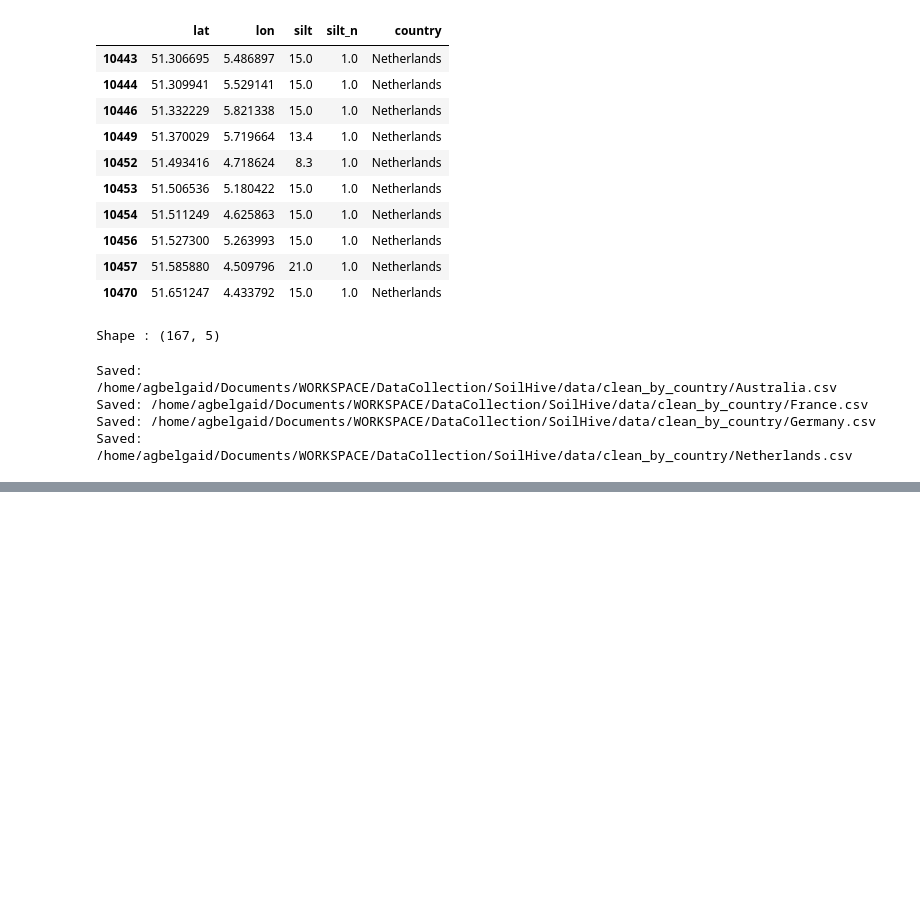
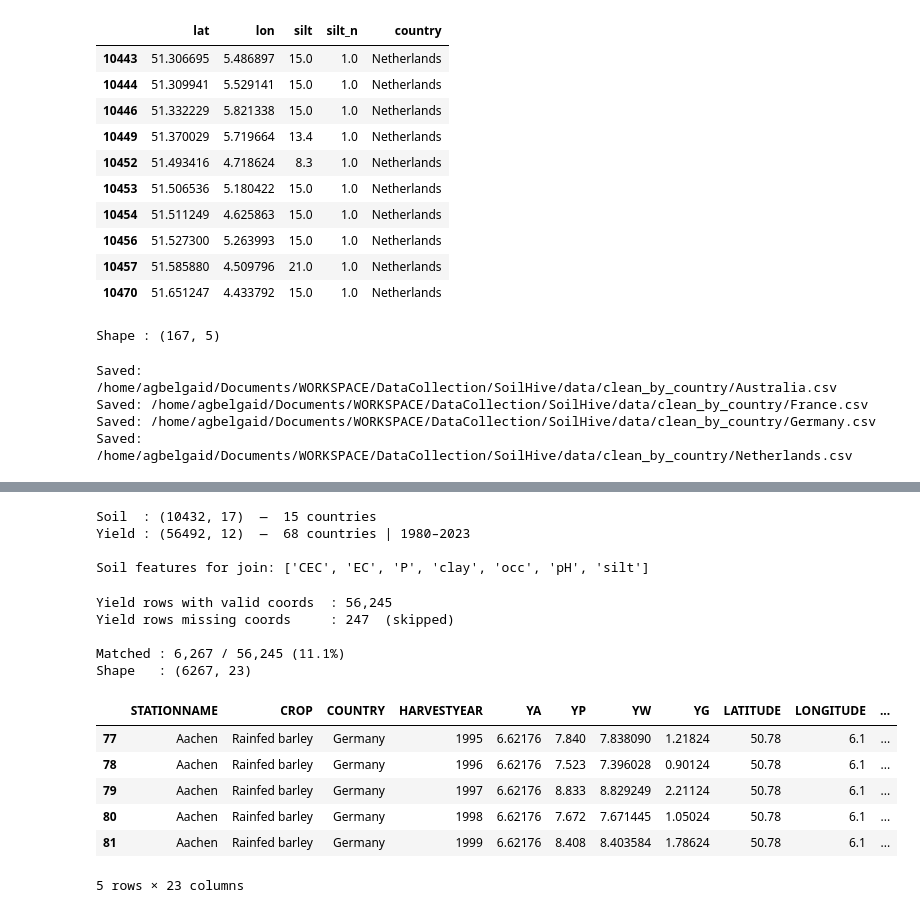
Before and after one commit to Conite002/SoilHive, a Jupyter notebook: notebook/02_build_clean_dataset.ipynb, the cells around one changed output, grey strips where cells are left out. Saved outputs shown, nothing was run; the diff lists cells and outputs as text; code cells hidden in the pictures; blank space fills up the shorter version.

```diff
--- a/notebook/02_build_clean_dataset.ipynb
+++ b/notebook/02_build_clean_dataset.ipynb
@@ -579,0 +654,80 @@ Saved: /home/agbelgaid/Documents/WORKSPACE/DataCollection/SoilHive/data/clean_by
+# %%
+import numpy as np
+from scipy.spatial import cKDTree
+
+# Load datasets
+df_global = pd.read_csv(DATA_DIR / 'soil_clean_global.csv')
+ys        = pd.read_csv(DATA_DIR / 'global_yield_clean.csv')
+ys        = ys.drop_duplicates(subset=['STATIONNAME', 'CROP', 'HARVESTYEAR']).copy()
+
+print(f"Soil  : {df_global.shape}  —  {df_global['country'].nunique()} countries")
+print(f"Yield : {ys.shape}  —  {ys['COUNTRY'].nunique()} countries | {ys['HARVESTYEAR'].min()}–{ys['HARVESTYEAR'].max()}")
+
+# Soil features to join (numeric only, exclude lat/lon and QA counts)
+soil_feat_cols = [
+    c for c in df_global.select_dtypes(include='number').columns
+    if c not in ('lat', 'lon') and not c.endswith('_n') and not c.endswith('_std')
+]
+print(f"\nSoil features for join: {soil_feat_cols}")
+# %% [output]
+Soil  : (10432, 17)  —  15 countries
+Yield : (56492, 12)  —  68 countries | 1980–2023
+
+Soil features for join: ['CEC', 'EC', 'P', 'clay', 'occ', 'pH', 'silt']
+# %%
+# Spatial nearest-neighbor join — cKDTree (1° radius, k=5 nearest soil points)
+soil_coords = df_global[['lat', 'lon']].values
+tree        = cKDTree(soil_coords)
+
+k_neighbors  = 5
+max_dist_deg = 1.0    # ~110 km
+
+# Split yield rows into those with valid coords and those without
+ys_valid   = ys.dropna(subset=['LATITUDE', 'LONGITUDE']).copy()
+ys_invalid = ys[ys['LATITUDE'].isna() | ys['LONGITUDE'].isna()].copy()
+print(f"Yield rows with valid coords  : {len(ys_valid):,}")
+print(f"Yield rows missing coords     : {len(ys_invalid):,}  (skipped)")
+
+yield_coords = ys_valid[['LATITUDE', 'LONGITUDE']].values
+dists, idxs  = tree.query(yield_coords, k=k_neighbors, distance_upper_bound=max_dist_deg)
+
+soil_matched = []
+for dist_row, idx_row in zip(dists, idxs):
+    valid = (dist_row < max_dist_deg) & (idx_row < len(df_global))
+    if valid.any():
+        row = df_global.iloc[idx_row[valid]][soil_feat_cols].mean()
+        row['n_soil_samples'] = int(valid.sum())
+        row['min_dist_deg']   = float(dist_row[valid].min())
+    else:
+        row = pd.Series({c: np.nan for c in soil_feat_cols})
+        row['n_soil_samples'] = 0
+        row['min_dist_deg']   = np.nan
+    soil_matched.append(row)
+
+soil_match_df = pd.DataFrame(soil_matched)
+combined = pd.concat([ys_valid.reset_index(drop=True), soil_match_df.reset_index(drop=True)], axis=1)
+
+# Keep only matched rows
+n_before = len(combined)
+combined  = combined[combined['n_soil_samples'] > 0].copy()
+
+# Feature engineering
+combined['log_YA']        = np.log1p(combined['YA'])
+combined['yield_gap_pct'] = (combined['YG'] / combined['YP'].replace(0, np.nan)).clip(0, 1)
+
+print(f"\nMatched : {len(combined):,} / {n_before:,} ({len(combined)/n_before*100:.1f}%)")
+print(f"Shape   : {combined.shape}")
+display(combined.head(5))
+# %% [output]
+Yield rows with valid coords  : 56,245
+Yield rows missing coords     : 247  (skipped)
+
+Matched : 6,267 / 56,245 (11.1%)
+Shape   : (6267, 23)
+|  | STATIONNAME | CROP | COUNTRY | HARVESTYEAR | YA | YP | YW | YG | LATITUDE | LONGITUDE | ... |
+| 77 | Aachen | Rainfed barley | Germany | 1995 | 6.62176 | 7.840 | 7.838090 | 1.21824 | 50.78 | 6.1 | ... |
+| 78 | Aachen | Rainfed barley | Germany | 1996 | 6.62176 | 7.523 | 7.396028 | 0.90124 | 50.78 | 6.1 | ... |
+| 79 | Aachen | Rainfed barley | Germany | 1997 | 6.62176 | 8.833 | 8.829249 | 2.21124 | 50.78 | 6.1 | ... |
+| 80 | Aachen | Rainfed barley | Germany | 1998 | 6.62176 | 7.672 | 7.671445 | 1.05024 | 50.78 | 6.1 | ... |
+| 81 | Aachen | Rainfed barley | Germany | 1999 | 6.62176 | 8.408 | 8.403584 | 1.78624 | 50.78 | 6.1 | ... |
+5 rows × 23 columns
```
Also changed, not shown: parts of 6 cells of this notebook, 1 other file.
